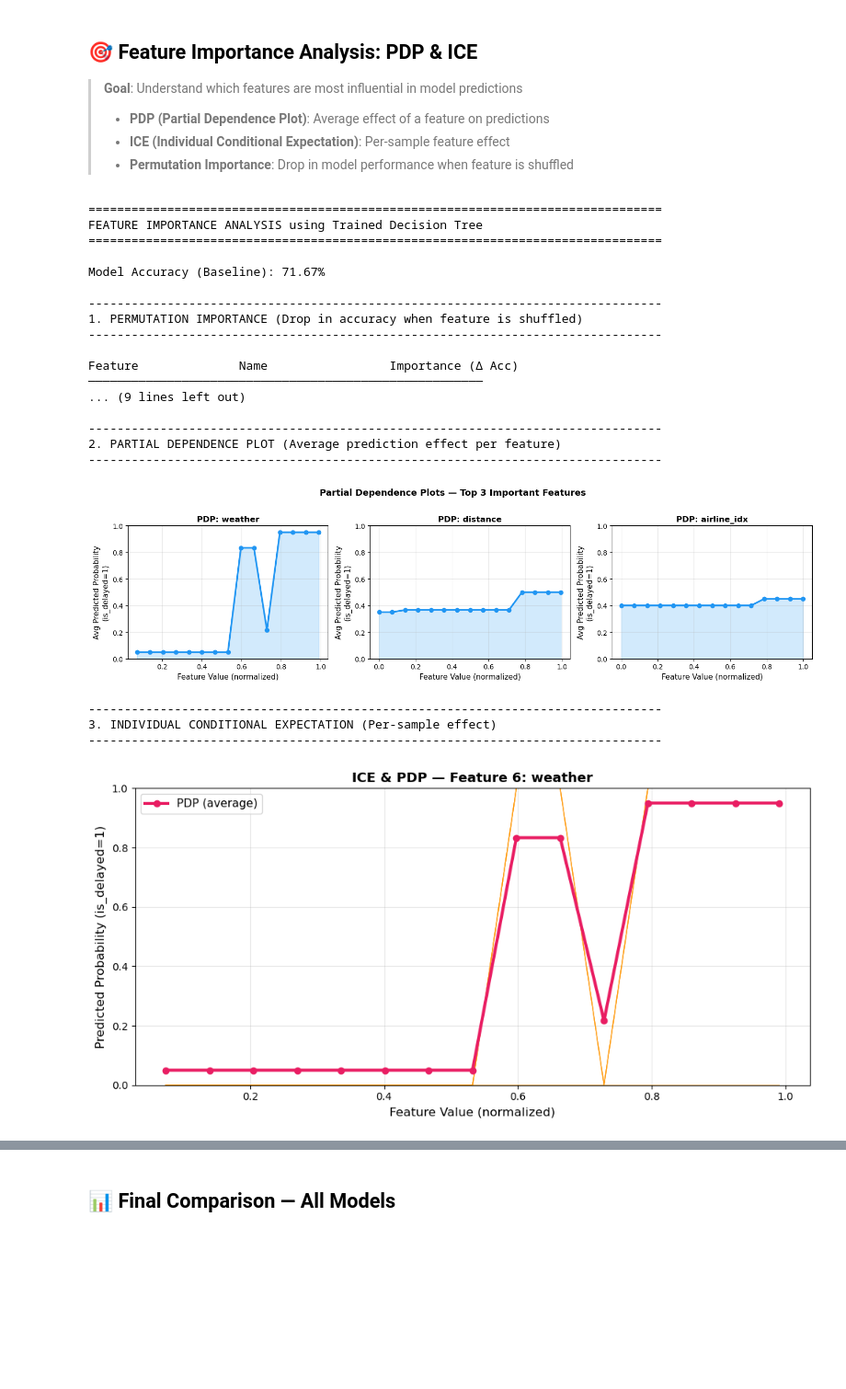
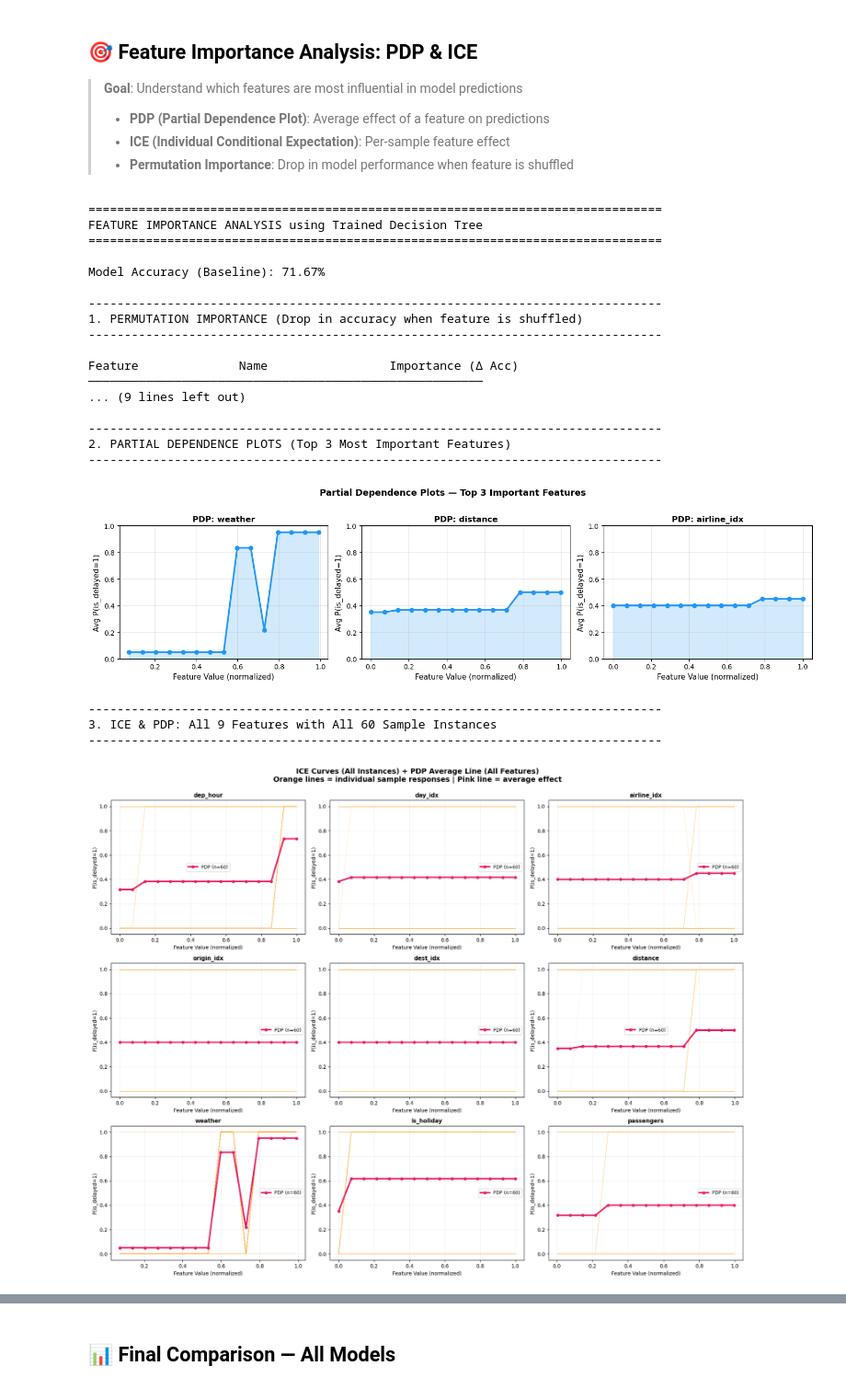
Before and after one commit to Chandukasireddy/ML_models_game, a Jupyter notebook: ml_models.ipynb, the cells around one changed output, grey strips where cells are left out. Shown at 92% size. Saved outputs shown, nothing was run; the diff lists cells and outputs as text; code cells hidden in the pictures; blank space fills up the shorter version.

```diff
--- a/ml_models.ipynb
+++ b/ml_models.ipynb
@@ -983,39 +1180,31 @@ for feat_idx in range(X_test_n.shape[1]):
     X_test_perm = permute_feature(X_test_n, feat_idx, seed=42)
     y_pred_perm = dt.predict(X_test_perm)
     acc_perm = accuracy(y_test_cls, y_pred_perm)
-    importance = baseline_acc - acc_perm  # Higher drop = more important
+    importance = baseline_acc - acc_perm
     perm_importance[feat_idx] = importance
 
-# Sort and display
 perm_sorted = sorted(perm_importance.items(), key=lambda x: abs(x[1]), reverse=True)
 print(f"\n{'Feature':<20} {'Name':<20} {'Importance (Δ Acc)':<15}")
 print("─" * 55)
 for feat_idx, importance in perm_sorted:
     print(f"Feature {feat_idx:<13} {feature_names[feat_idx]:<20} {importance:+.4f}")
 
-# ─── 2. PARTIAL DEPENDENCE PLOT (PDP) ───
+# ─── 2. PARTIAL DEPENDENCE PLOT (PDP) - TOP 3 FEATURES ───
 print(f"\n{'-'*80}")
-print("2. PARTIAL DEPENDENCE PLOT (Average prediction effect per feature)")
+print("2. PARTIAL DEPENDENCE PLOTS (Top 3 Most Important Features)")
 print(f"{'-'*80}")
 
 def compute_pdp(model, X, feature_idx, grid_points=10):
-    """
-    Compute PDP: average prediction change as we vary a single feature.
-    PDP = mean(predict(X with feature_j = val)) for various values of feature_j
-    """
     X_copy = X.copy()
     feature_range = np.linspace(X[:, feature_idx].min(), X[:, feature_idx].max(), grid_points)
     pdp_values = []
-
     for val in feature_range:
         X_copy[:, feature_idx] = val
         preds_proba = model.predict(X_copy)
         avg_pred = preds_proba.mean()
         pdp_values.append(avg_pred)
-
     return feature_range, np.array(pdp_values)
 
-# Compute PDP for top 3 important features
 fig, axes = plt.subplots(1, 3, figsize=(15, 4))
 top_features = [f_idx for f_idx, _ in perm_sorted[:3]]
 
@@ -1025,7 +1214,7 @@ for subplot_idx, feat_idx in enumerate(top_features):
     ax.plot(feature_range, pdp_vals, 'o-', linewidth=2.5, markersize=6, color='#2196F3')
     ax.fill_between(feature_range, pdp_vals, alpha=0.2, color='#2196F3')
     ax.set_xlabel('Feature Value (normalized)', fontsize=11)
-    ax.set_ylabel('Avg Predicted Probability\n(is_delayed=1)', fontsize=11)
+    ax.set_ylabel('Avg P(is_delayed=1)', fontsize=11)
     ax.set_title(f'PDP: {feature_names[feat_idx]}', fontsize=12, fontweight='bold')
     ax.grid(alpha=0.3)
     ax.set_ylim([0, 1])
@@ -1034,73 +1223,75 @@ plt.suptitle('Partial Dependence Plots — Top 3 Important Features', fontsize=1
 plt.tight_layout()
 plt.show()
 
-# ─── 3. INDIVIDUAL CONDITIONAL EXPECTATION (ICE) ───
+# ─── 3. INDIVIDUAL CONDITIONAL EXPECTATION (ICE) - ALL FEATURES ───
 print(f"\n{'-'*80}")
-print("3. INDIVIDUAL CONDITIONAL EXPECTATION (Per-sample effect)")
+print(f"3. ICE & PDP: All {X_test_n.shape[1]} Features with All {X_test_n.shape[0]} Sample Instances")
 print(f"{'-'*80}")
 
 def compute_ice(model, X, feature_idx, grid_points=15):
-    """
-    ICE: array of predictions for each sample as we vary feature_idx.
-    Returns: (feature_range, predictions_per_sample [n_samples, n_grid_points])
-    """
     n_samples = X.shape[0]
     feature_range = np.linspace(X[:, feature_idx].min(), X[:, feature_idx].max(), grid_points)
     ice_curves = np.zeros((n_samples, len(feature_range)))
-
     for col_idx, val in enumerate(feature_range):
         X_copy = X.copy()
         X_copy[:, feature_idx] = val
         ice_curves[:, col_idx] = model.predict(X_copy)
-
     return feature_range, ice_curves
 
-# Plot ICE for top feature
-top_feat = perm_sorted[0][0]
-feature_range, ice_curves = compute_ice(dt, X_test_n, top_feat, grid_points=15)
+# Create 3x3 grid: ICE curves for ALL features
+fig, axes = plt.subplots(3, 3, figsize=(18, 14))
+axes = axes.flatten()
 
-fig, ax = plt.subplots(figsize=(10, 5))
+for feat_idx in range(X_test_n.shape[1]):
+    feature_range, ice_curves = compute_ice(dt, X_test_n, feat_idx, grid_points=15)
+    ax = axes[feat_idx]
 
-# Plot individual curves (light)
-for i in range(min(20, ice_curves.shape[0])):
-    ax.plot(feature_range, ice_curves[i], color='#FF9800', alpha=0.2, linewidth=0.8)
+    # Plot all individual sample curves (light orange, semi-transparent)
+    for i in range(ice_curves.shape[0]):
+        ax.plot(feature_range, ice_curves[i], color='#FF9800', alpha=0.15, linewidth=0.6)
 
-# Plot average (bold)
-pdp_line = ice_curves.mean(axis=0)
-ax.plot(feature_range, pdp_line, 'o-', color='#E91E63', linewidth=3, markersize=6,
-        label='PDP (average)', zorder=10)
+    # Plot PDP average line (bold pink)
+    pdp_line = ice_curves.mean(axis=0)
+    ax.plot(feature_range, pdp_line, 'o-', color='#E91E63', linewidth=3, markersize=5,
+            label=f'PDP (n={ice_curves.shape[0]})', zorder=10)
 
-ax.set_xlabel('Feature Value (normalized)', fontsize=12)
-ax.set_ylabel('Predicted Probability (is_delayed=1)', fontsize=12)
-ax.set_title(f'ICE & PDP — Feature {top_feat}: {feature_names[top_feat]}', fontsize=13, fontweight='bold')
-ax.legend(fontsize=11)
-ax.grid(alpha=0.3)
-ax.set_ylim([0, 1])
+    ax.set_xlabel('Feature Value (normalized)', fontsize=10)
+    ax.set_ylabel('P(is_delayed=1)', fontsize=10)
+    ax.set_title(f'{feature_names[feat_idx]}', fontsize=11, fontweight='bold')
+    ax.legend(fontsize=9, loc='best')
+    ax.grid(alpha=0.2)
+    ax.set_ylim([-0.05, 1.05])
+
+plt.suptitle('ICE Curves (All Instances) + PDP Average Line (All Features)\n' +
+             'Orange lines = individual sample responses | Pink line = average effect',
+             fontsize=14, fontweight='bold', y=0.9965)
 plt.tight_layout()
 plt.show()
 
-print(f"\nICE curves show individual sample responses to {feature_names[top_feat]}")
-print(f"PDP (bold red line) shows the average effect across all samples")
+print("\n✅ ICE/PDP Analysis Complete:")
+print(f"   • Displayed all {X_test_n.shape[0]} sample instances (orange curves)")
+print(f"   • Computed average PDP for each feature (pink curves)")
+print(f"   • Grid covers all {X_test_n.shape[1]} features")
 # %% [output]
 ================================================================================
 FEATURE IMPORTANCE ANALYSIS using Trained Decision Tree
 ================================================================================
 
 Model Accuracy (Baseline): 71.67%
 
 --------------------------------------------------------------------------------
 1. PERMUTATION IMPORTANCE (Drop in accuracy when feature is shuffled)
 --------------------------------------------------------------------------------
 
 Feature              Name                 Importance (Δ Acc)
 ───────────────────────────────────────────────────────
 ... (9 lines left out)
 
 --------------------------------------------------------------------------------
-2. PARTIAL DEPENDENCE PLOT (Average prediction effect per feature)
+2. PARTIAL DEPENDENCE PLOTS (Top 3 Most Important Features)
 --------------------------------------------------------------------------------
-[figure, old version]
+[figure, new version]
 --------------------------------------------------------------------------------
-3. INDIVIDUAL CONDITIONAL EXPECTATION (Per-sample effect)
+3. ICE & PDP: All 9 Features with All 60 Sample Instances
 --------------------------------------------------------------------------------
-[figure, old version]
+[figure, new version]
```
Also changed, not shown: parts of 10 cells of this notebook.
